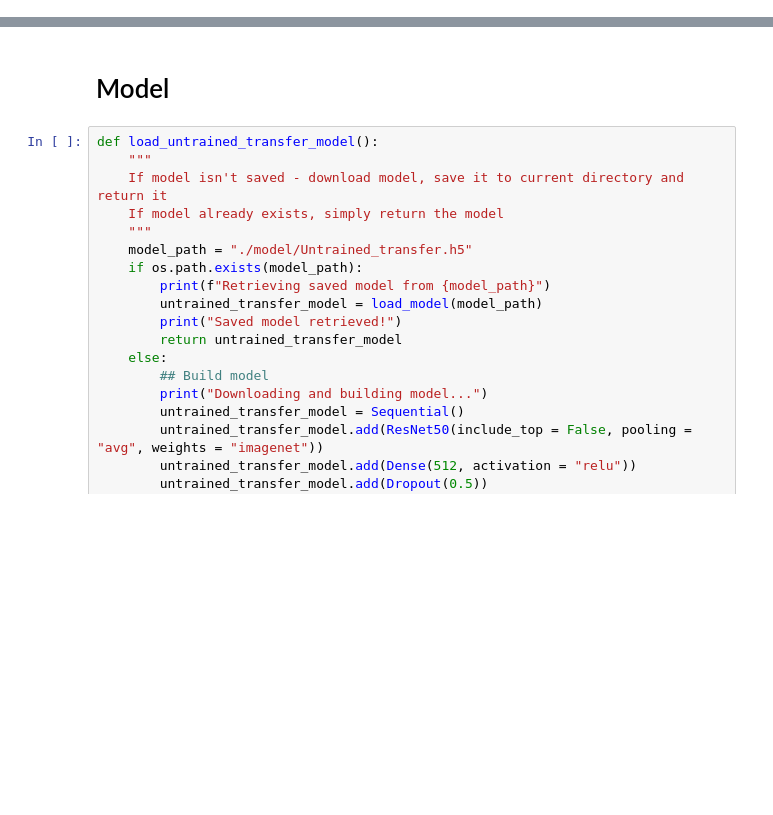
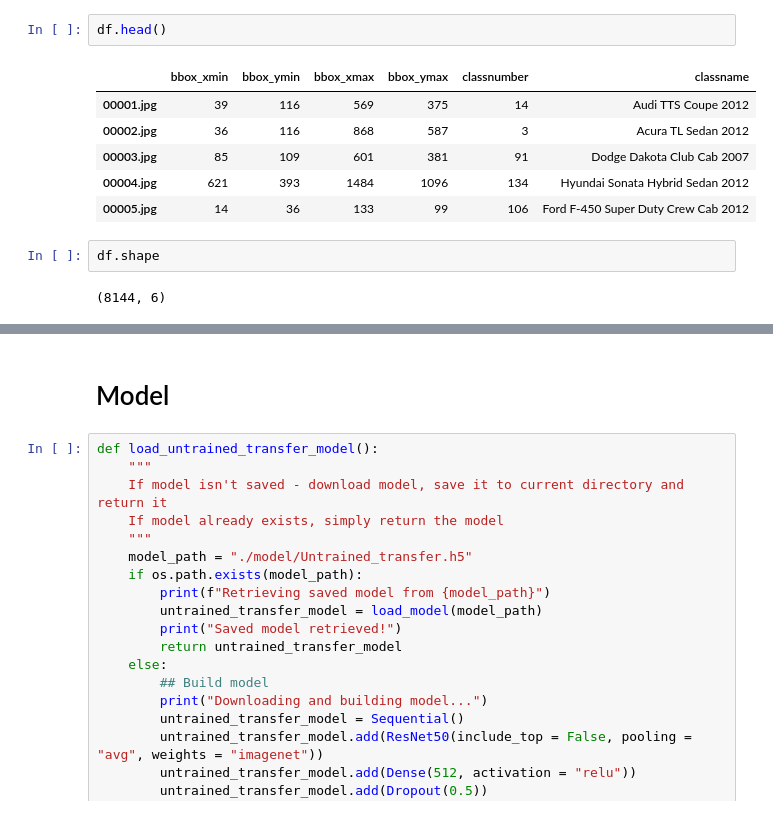
Before and after one commit to meraldoantonio/Car-classifier, a Jupyter notebook: Using Data Generator.ipynb, the cells around one changed output, grey strips where cells are left out. Cells and saved outputs as stored; diff of their text form; blank space fills up the shorter version.

```diff
--- a/Using Data Generator.ipynb
+++ b/Using Data Generator.ipynb
@@ -131,0 +165,13 @@ def sort_images_to_subfolders():
+# %%
+df.head()
+# %% [output]
+|  | bbox_xmin | bbox_ymin | bbox_xmax | bbox_ymax | classnumber | classname |
+| 00001.jpg | 39 | 116 | 569 | 375 | 14 | Audi TTS Coupe 2012 |
+| 00002.jpg | 36 | 116 | 868 | 587 | 3 | Acura TL Sedan 2012 |
+| 00003.jpg | 85 | 109 | 601 | 381 | 91 | Dodge Dakota Club Cab 2007 |
+| 00004.jpg | 621 | 393 | 1484 | 1096 | 134 | Hyundai Sonata Hybrid Sedan 2012 |
+| 00005.jpg | 14 | 36 | 133 | 99 | 106 | Ford F-450 Super Duty Crew Cab 2012 |
+# %%
+df.shape
+# %% [output]
+(8144, 6)
```
Also changed, not shown: parts of 37 cells of this notebook, 8 other files.
